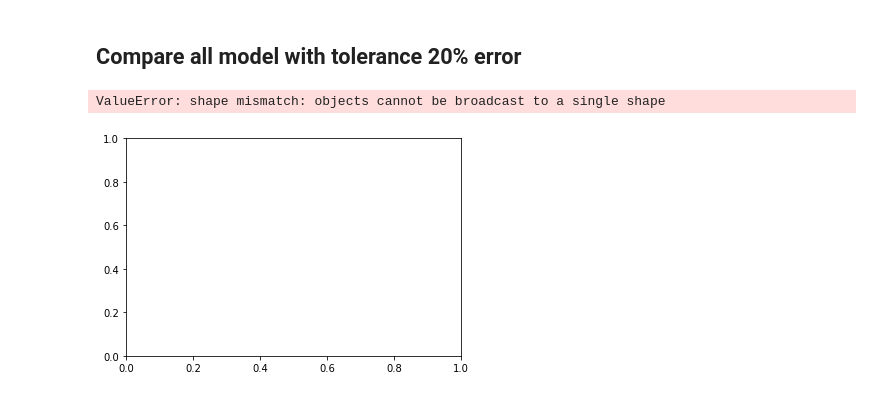
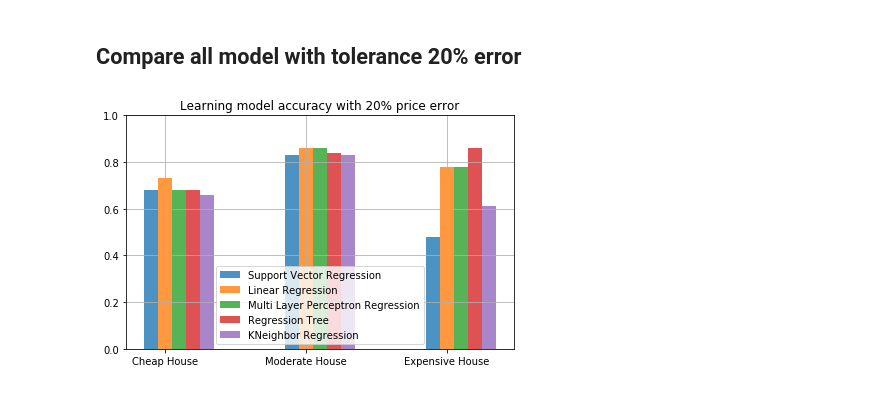
Before and after one commit to nachonavarro/real-estate-ml, a Jupyter notebook: models.ipynb, the cells around one changed output. Drawn from its saved outputs; the diff is of its cells as text; code cells hidden in the pictures.

Commit message:
add model result to final report

```diff
--- a/models.ipynb
+++ b/models.ipynb
@@ -628,46 +632,57 @@ accuracy(percent75Y_test.values.tolist(), y_pred_expensive, 0.2)
 # %% [markdown]
 ## Compare all model with tolerance 20% error
 # %%
-model = ['SVR', 'Linear Regression', 'MLP', 'Regrssion Tree', 'KNeighborsRegressor']
+##### model = ['SVR', 'Linear Regression', 'MLP', 'Regrssion Tree', 'KNeighborsRegressor']
 cheap = (0.68, 0.73, 0.68, 0.68, 0.66)
 middle = (0.83, 0.86, 0.86, 0.84, 0.83)
 expensive = (0.48, 0.78, 0.78, 0.86, 0.61)
 
 SVR = (0.68, 0.83, 0.48)
 Linear = (0.73, 0.86, 0.78)
 MLP = (0.68, 0.86, 0.78)
 RegTree = (0.68, 0.84, 0.86)
 KNeighbor = (0.66, 0.83, 0.61)
 
 
 
 # data to plot
 n_groups = 3
 
 # create plot
 fig, ax = plt.subplots()
 index = np.arange(n_groups)
-bar_width = 0.35
+bar_width = 0.1
 opacity = 0.8
 
-rects1 = plt.bar(index, cheap, bar_width,
+rects1 = plt.bar(index, SVR, bar_width,
 alpha=opacity,
-label='Cheap house')
+label='Support Vector Regression')
 
-rects2 = plt.bar(index + bar_width, middle, bar_width,
+rects2 = plt.bar(index + bar_width, Linear, bar_width,
 alpha=opacity,
-label='Middle house')
+label='Linear Regression')
 
-rects3 = plt.bar(index + bar_width, expensive, bar_width,
+rects3 = plt.bar(index + 2*bar_width, MLP, bar_width,
 alpha=opacity,
-label='Expensive house')
+label='Multi Layer Perceptron Regression')
 
-plt.title('Model with tolerance 20% error')
-plt.xticks(index + bar_width, ('Cheap House', 'Middle House', 'Expensive House'))
-plt.legend()
+rects4 = plt.bar(index + 3*bar_width, RegTree, bar_width,
+alpha=opacity,
+label='Regression Tree')
 
+rects5 = plt.bar(index + 4*bar_width, KNeighbor, bar_width,
+alpha=opacity,
+label='KNeighbor Regression')
+
+
+fontP = FontProperties()
+fontP.set_size(10)
+plt.title('Learning model accuracy with 20% price error')
+plt.xticks(index + bar_width, ('Cheap House', 'Moderate House', 'Expensive House'))
+plt.legend(prop=fontP)
+plt.grid()
+plt.ylim(0, 1)
 plt.tight_layout()
 plt.show()
 # %% [output]
-ValueError: shape mismatch: objects cannot be broadcast to a single shape
-[figure, old version]
+[figure, new version]
```
Also changed, not shown: parts of 20 cells of this notebook, 19 other files.
